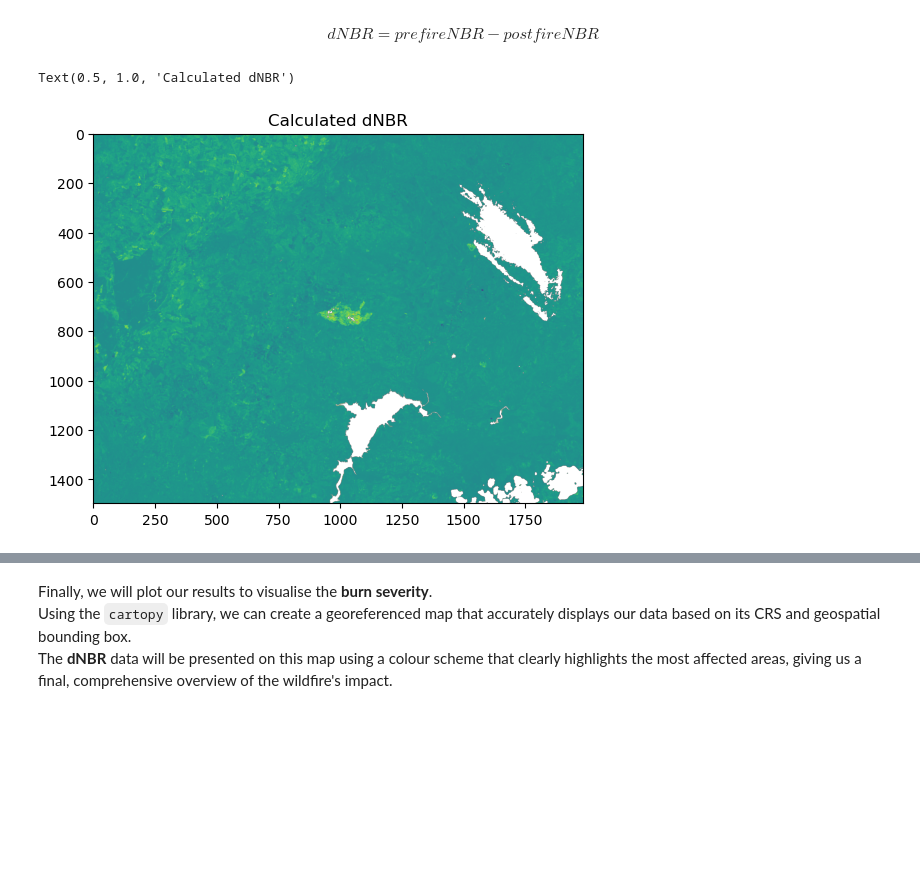
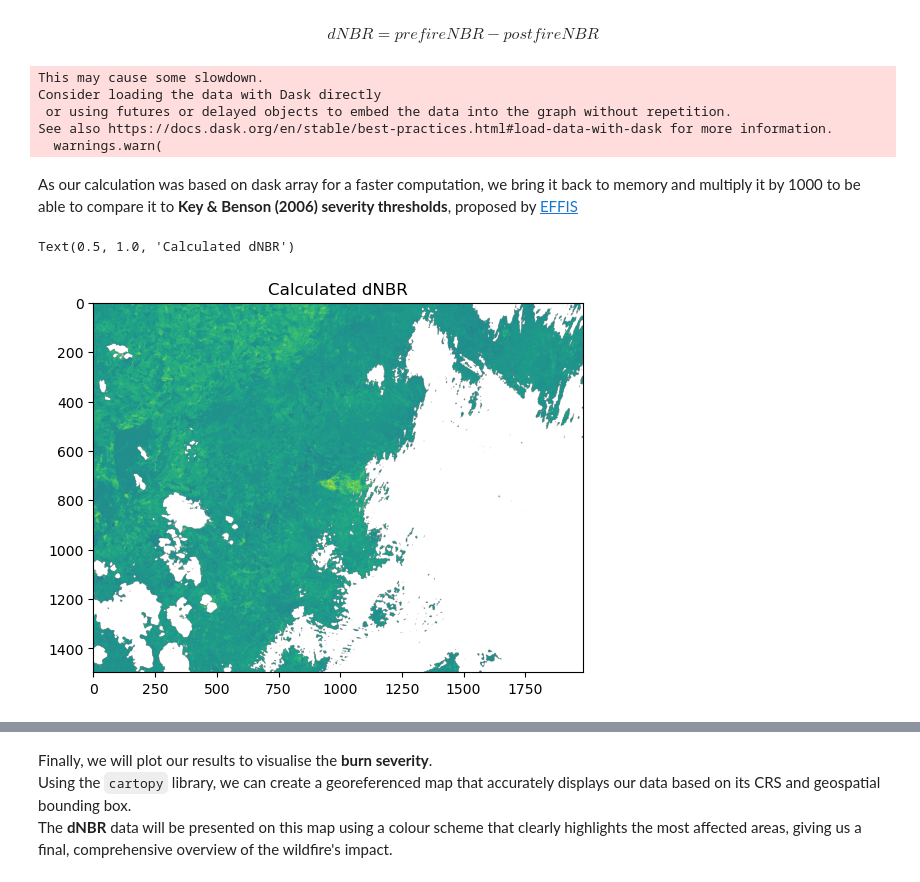
Before and after one commit to eopf-toolkit/eopf-101, a Jupyter notebook: 513_dNBR.ipynb, the cells around one changed output, grey strips where cells are left out. Saved outputs shown, nothing was run; the diff lists cells and outputs as text; code cells hidden in the pictures; blank space fills up the shorter version.

```diff
--- a/513_dNBR.ipynb
+++ b/513_dNBR.ipynb
@@ -263,3 +280,18 @@ and, once we have defined the operation, we obtain the following composite:
 # %%
 # We calculate the nbr for our pre fire event
-nbr_pre = (nir_pre - swir_pre)/(nir_pre + swir_pre)
+pre_difference = nir_pre - swir_pre
+
+# to deal with 0 divisions on the NBR formula
+
+pre_addition = nir_pre + swir_pre
+
+# we create a mask to detect possible 0 values
+zero_mask = (pre_addition == 0)
+pre_z= pre_addition.copy()
+
+pre_z = da.where(pre_addition == 0, 1, pre_z)
+
+
+# Calculatig our NBR for the moment before the fire:
+
+nbr_pre  = da.where(pre_addition == 0, 0, pre_difference / pre_z)
@@ -320,5 +356,5 @@ swir_post = zarr_meas_post[swir].where(valid_mask_post)
 nir_post =  zarr_meas_post[nir].where(valid_mask_post)
 
 # Mask and clip the selected bands using the row and column indices.
-swir_post_cl = mask_sub_utm(swir_post,rows_post, cols_post).values
-nir_post_cl = mask_sub_utm(nir_post,rows_post, cols_post).values
+swir_post = mask_sub_utm(swir_post,rows_post, cols_post).values
+nir_post = mask_sub_utm(nir_post,rows_post, cols_post).values
@@ -341,6 +379,17 @@ With our post-fire bands, we will calculate the second part of our ratio. We app
 # %%
-# Calculate the Normalised Burn Ratio (NBR) using the pre-fire Near-Infrared and Short-wave Infrared bands.
-nbr_post = (nir_post_cl - swir_post_cl)/(nir_post_cl + swir_post_cl)
+# We calculate the nbr for our post fire event
+post_difference = nir_post - swir_post
+
+# to deal with 0 divisions on the NBR formula
+post_addition = nir_post + swir_post
+
+# we create a mask to detect possible 0 values
+zero_mask = (post_addition == 0)
+post_z= post_addition.copy()
+
+post_z = da.where(post_addition == 0, 1, post_z)
+
+nbr_post  = da.where(post_addition == 0, 0, post_difference / post_z)
 
 # Visualising the clipped red band:
 plt.imshow(nbr_post, vmin=-1.0, vmax=1.0)
@@ -356,15 +410,26 @@ The last calculation step for our analysis is the **delta NBR** (dNBR). This ind
 $$dNBR = prefireNBR - postfireNBR$$
 # %%
 # Calculate the delta Normalised Burn Ratio (dNBR) by subtracting the post-fire NBR from the pre-fire NBR.
-dNBR = nbr_pre - nbr_post
+dNBR = (nbr_pre - nbr_post) * 1000
+
+# bringing the dNBR to memory
+dNBR_c = dNBR.compute()
+# %% [output]
+This may cause some slowdown.
+Consider loading the data with Dask directly
+ or using futures or delayed objects to embed the data into the graph without repetition.
+See also https://docs.dask.org/en/stable/best-practices.html#load-data-with-dask for more information.
+  warnings.warn(
+# %% [markdown]
+As our calculation was based on dask array for a faster computation, we bring it back to memory and multiply it by 1000 to be able to compare it to **Key & Benson (2006) severity thresholds**, proposed by [EFFIS](https://forest-fire.emergency.copernicus.eu/about-effis/technical-background/fire-severity#:~:text=The%20proposed%20methodology%20is%20recommended,and%20post%2Dfire%20NBR%20composites.)
 # %%
 # Visualising the clipped red band:
 # plt.imshow(dNBR)
-plt.imshow(dNBR, vmin=-1.0, vmax=1.0)
+plt.imshow(dNBR, vmin=-1000.0, vmax=1000.0)
 plt.title(f'Calculated dNBR')
 # %% [output]
 Text(0.5, 1.0, 'Calculated dNBR')
-[figure, old version]
+[figure, new version]
 # %%
 et = time.time()
 
```
Also changed, not shown: parts of 19 cells of this notebook.
